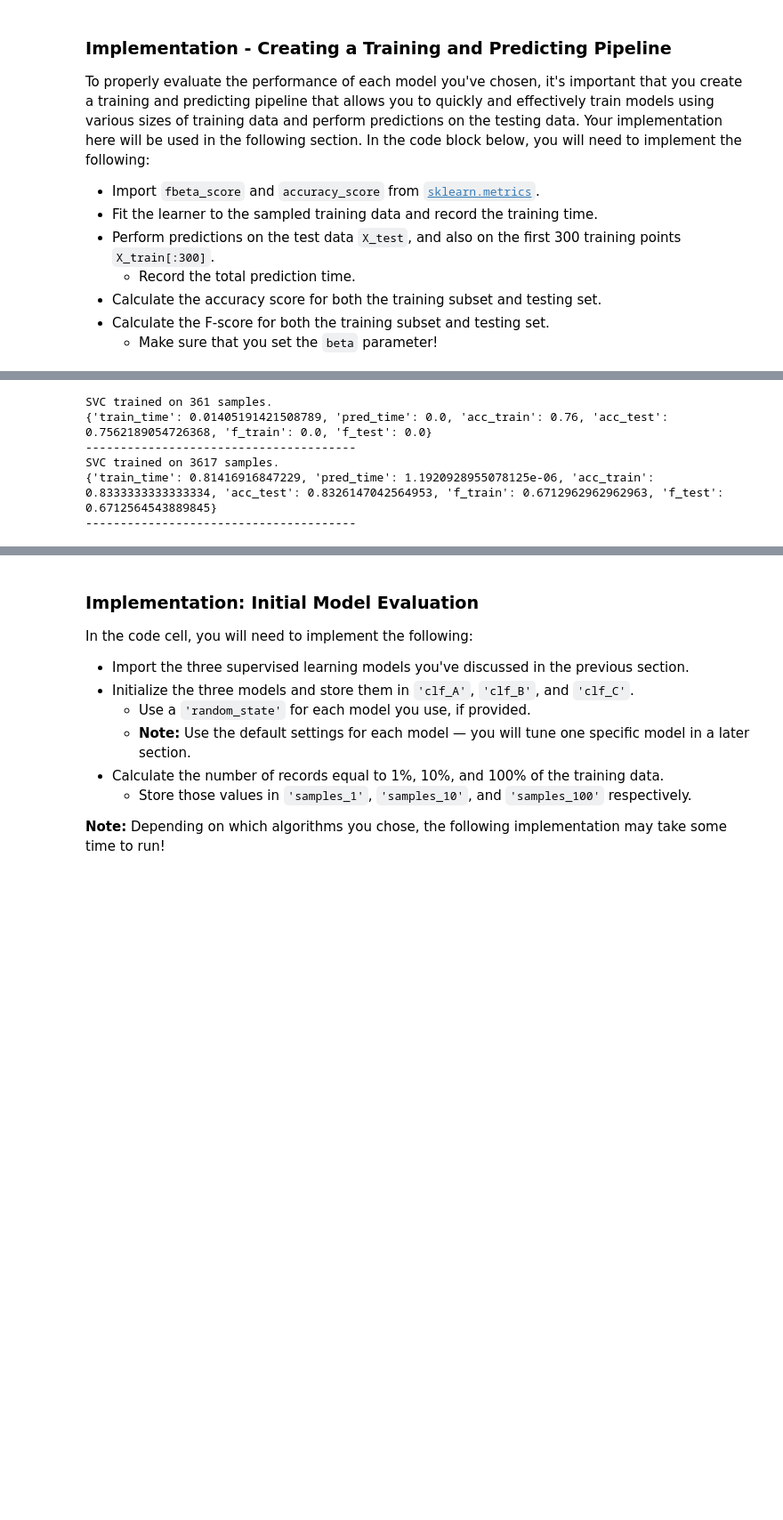
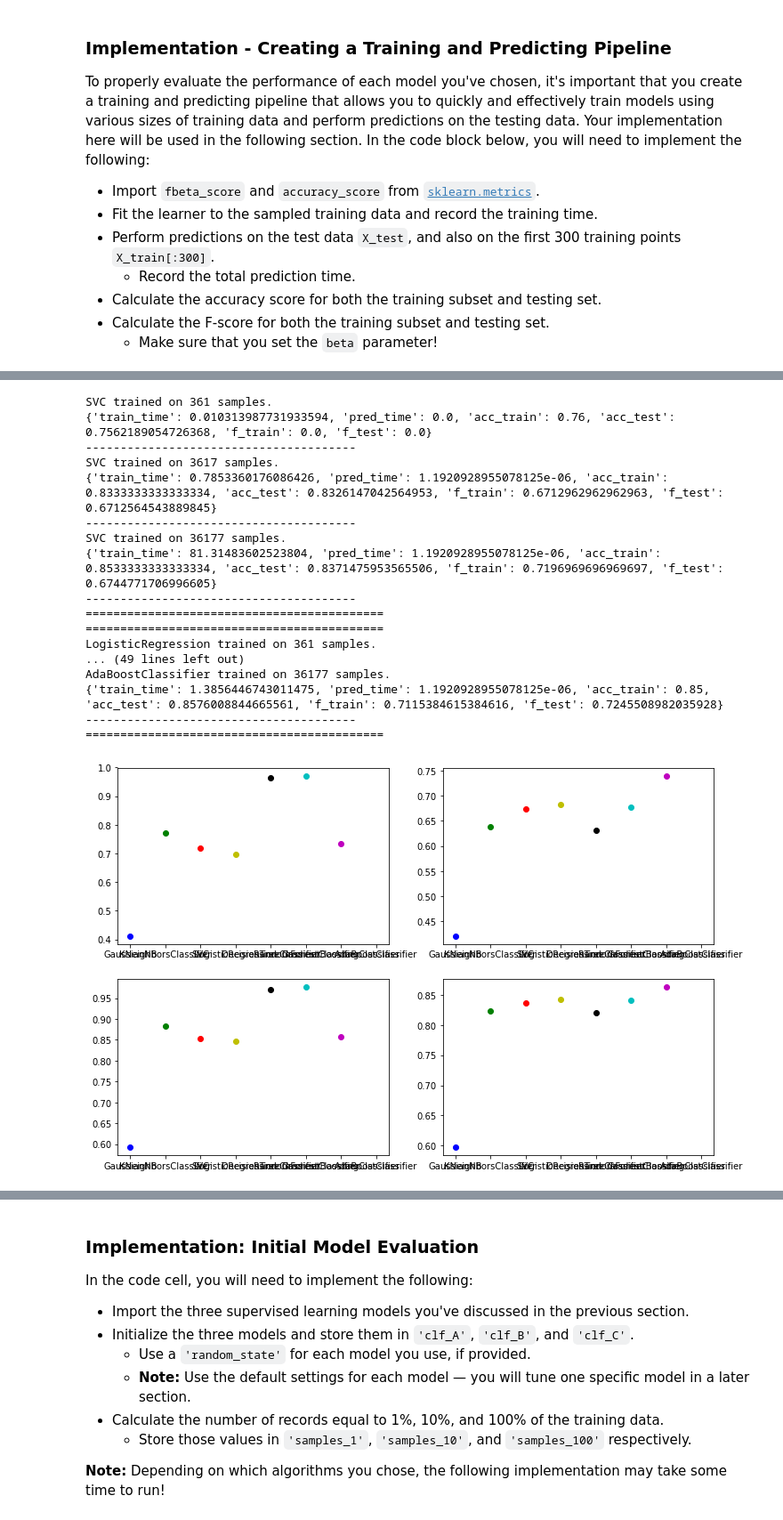
Before and after one commit to lalit527/finding_donors, a Jupyter notebook: finding_donors.ipynb, the cells around one changed output, grey strips where cells are left out. Shown at 89% size. Cells and saved outputs as stored; diff of their text form; code cells hidden in the pictures; blank space fills up the shorter version.

```diff
--- a/finding_donors.ipynb
+++ b/finding_donors.ipynb
@@ -430,17 +478,30 @@ from sklearn.tree import DecisionTreeClassifier
 # %%
-models = [GaussianNB(), SVC(), LogisticRegression(), DecisionTreeClassifier(),
+models = [GaussianNB(), KNeighborsClassifier(), SVC(), LogisticRegression(), DecisionTreeClassifier(),
               RandomForestClassifier(n_estimators=100), GradientBoostingClassifier(n_estimators=100),
              AdaBoostClassifier()]
 samples_100 = len(X_train)
 samples_10 = int(samples_100 * (0.1))
 samples_1 = int(samples_10 * (0.1))
+fig, axes = plt.subplots(nrows=2, ncols=2, figsize=(12,8))
+results_dict = {}
+colors = ['b','g','r', 'y', 'k', 'c', 'm', 'w']
 for model in models:
     print("===========================================")
     for sample in [samples_1, samples_10, samples_100]:
         results = train_predict(model, sample, X_train, y_train, X_test, y_test)
         print(results)
         print("---------------------------------------")
+    results_dict[model.__class__.__name__] = results
     print("===========================================")
+for i, (key ,value) in enumerate(results_dict.items()):
+    axes[0, 0].plot(key, value['f_train'], 'o-', color=colors[i],
+             label="Training score")
+    axes[0, 1].plot(key, value['f_test'], 'o-', color=colors[i],
+             label="Training score")
+    axes[1, 0].plot(key, value['acc_train'], 'o-', color=colors[i],
+             label="Training score")
+    axes[1, 1].plot(key, value['acc_test'], 'o-', color=colors[i],
+             label="Training score")
 # %% [output]
 ===========================================
 GaussianNB trained on 361 samples.
@@ -457,6 +523,18 @@ GaussianNB trained on 36177 samples.
 SVC trained on 361 samples.
-{'train_time': 0.01405191421508789, 'pred_time': 0.0, 'acc_train': 0.76, 'acc_test': 0.7562189054726368, 'f_train': 0.0, 'f_test': 0.0}
+{'train_time': 0.010313987731933594, 'pred_time': 0.0, 'acc_train': 0.76, 'acc_test': 0.7562189054726368, 'f_train': 0.0, 'f_test': 0.0}
 ---------------------------------------
 SVC trained on 3617 samples.
-{'train_time': 0.81416916847229, 'pred_time': 1.1920928955078125e-06, 'acc_train': 0.8333333333333334, 'acc_test': 0.8326147042564953, 'f_train': 0.6712962962962963, 'f_test': 0.6712564543889845}
+{'train_time': 0.7853360176086426, 'pred_time': 1.1920928955078125e-06, 'acc_train': 0.8333333333333334, 'acc_test': 0.8326147042564953, 'f_train': 0.6712962962962963, 'f_test': 0.6712564543889845}
 ---------------------------------------
+SVC trained on 36177 samples.
+{'train_time': 81.31483602523804, 'pred_time': 1.1920928955078125e-06, 'acc_train': 0.8533333333333334, 'acc_test': 0.8371475953565506, 'f_train': 0.7196969696969697, 'f_test': 0.6744771706996605}
+---------------------------------------
+===========================================
+===========================================
+LogisticRegression trained on 361 samples.
+... (49 lines left out)
+AdaBoostClassifier trained on 36177 samples.
+{'train_time': 1.3856446743011475, 'pred_time': 1.1920928955078125e-06, 'acc_train': 0.85, 'acc_test': 0.8576008844665561, 'f_train': 0.7115384615384616, 'f_test': 0.7245508982035928}
+---------------------------------------
+===========================================
+[figure, added]
```
Also changed, not shown: parts of 34 cells of this notebook, 1 other file.
